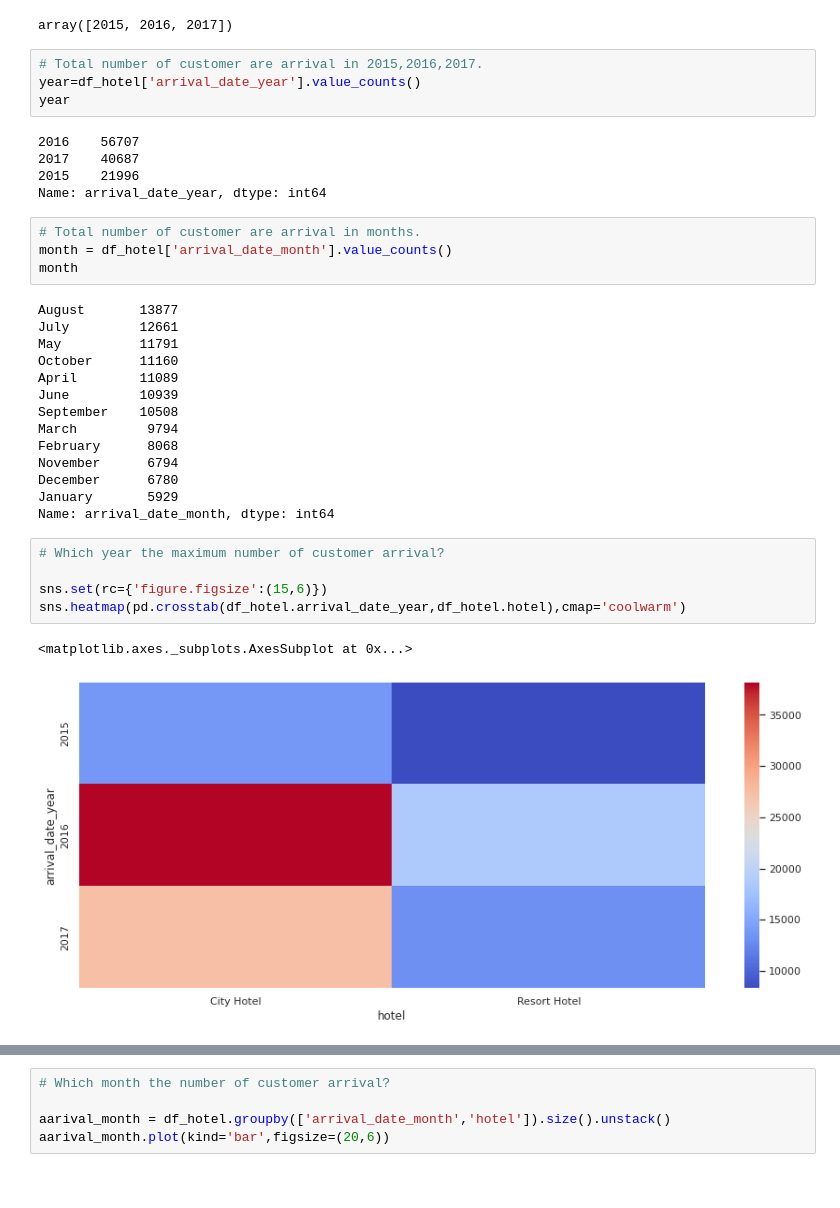
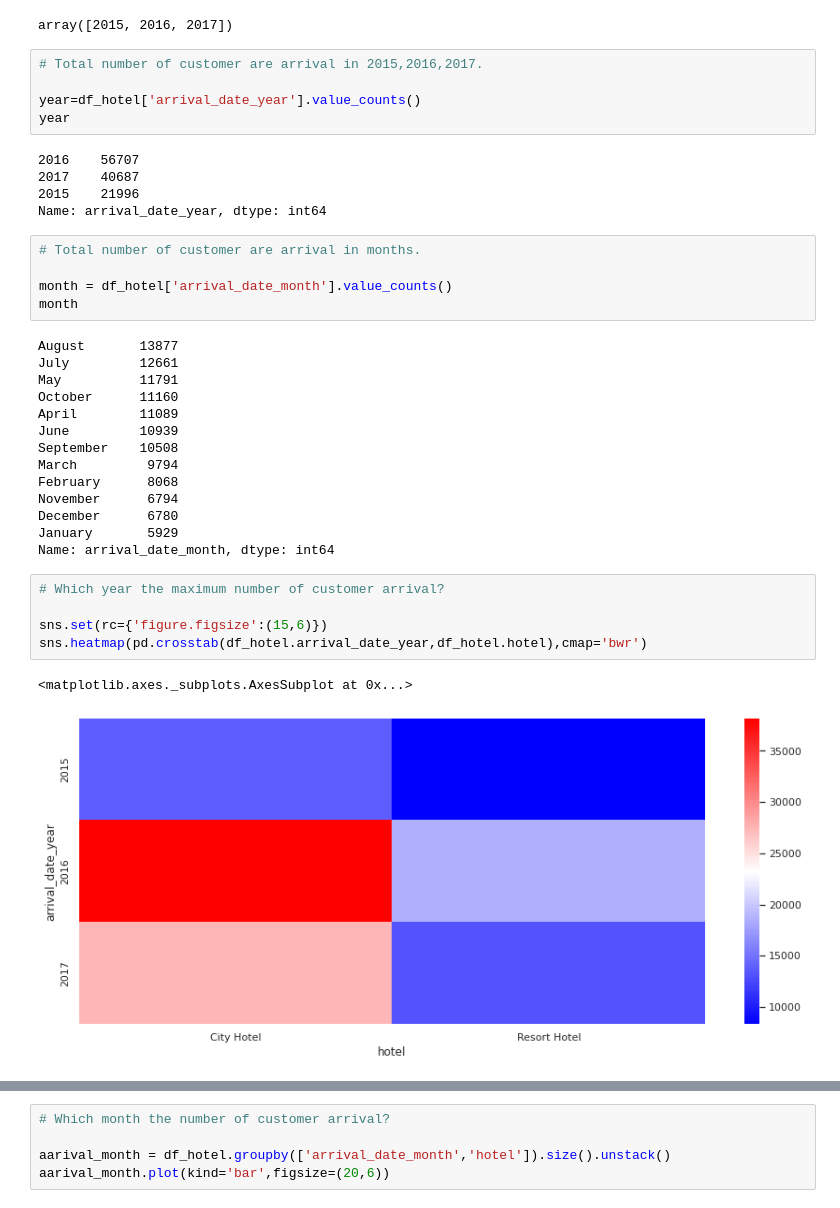
Before and after one commit to atif2786/Hotel-Booking-Analysis-, a Jupyter notebook: Hotel_Booking_Analysis_Capstone_Project.ipynb, the cells around one changed output, grey strips where cells are left out. Cells and saved outputs as stored; diff of their text form.

Commit message:
Second commit hotel booking

```diff
--- a/Hotel_Booking_Analysis_Capstone_Project.ipynb
+++ b/Hotel_Booking_Analysis_Capstone_Project.ipynb
@@ -246,6 +257,7 @@ year_plot
 array([2015, 2016, 2017])
 # %%
 # Total number of customer are arrival in 2015,2016,2017.
+
 year=df_hotel['arrival_date_year'].value_counts()
 year
 # %% [output]
@@ -255,6 +267,7 @@ year
 Name: arrival_date_year, dtype: int64
 # %%
 # Total number of customer are arrival in months.
+
 month = df_hotel['arrival_date_month'].value_counts()
 month
 # %% [output]
@@ -274,8 +287,8 @@ Name: arrival_date_month, dtype: int64
 # %%
 # Which year the maximum number of customer arrival?
 
 sns.set(rc={'figure.figsize':(15,6)})
-sns.heatmap(pd.crosstab(df_hotel.arrival_date_year,df_hotel.hotel),cmap='coolwarm')
+sns.heatmap(pd.crosstab(df_hotel.arrival_date_year,df_hotel.hotel),cmap='bwr')
 # %% [output]
 <matplotlib.axes._subplots.AxesSubplot at 0x...>
-[figure, old version]
+[figure, new version]
```
Also changed, not shown: parts of 16 cells of this notebook.
